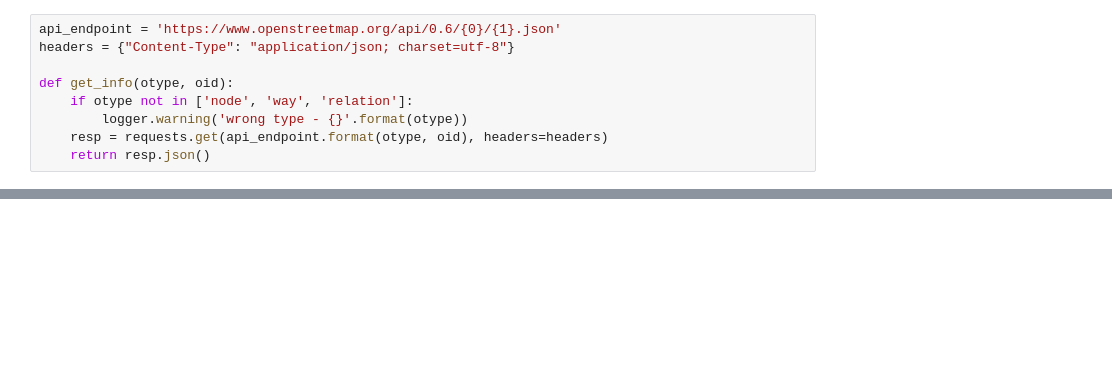
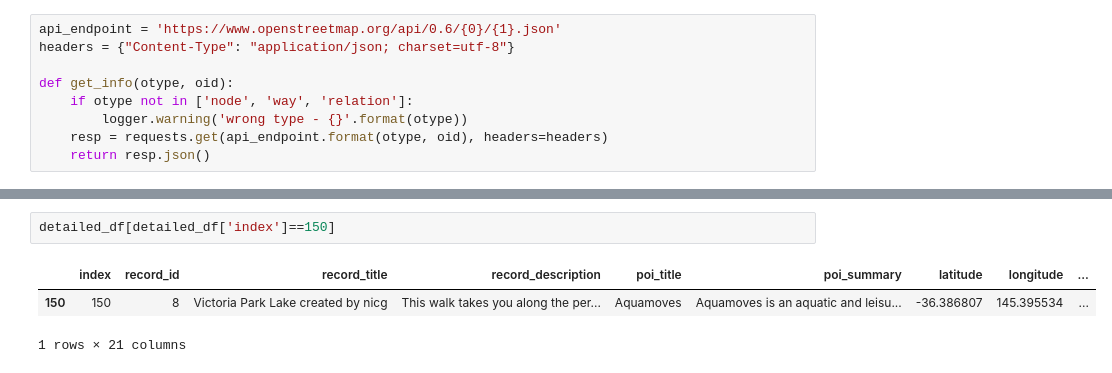
Before and after one commit to hamzeiehsan/leisure-walking-analysis, a Jupyter notebook: 2. annotation analysis.ipynb, the cells around one changed output, grey strips where cells are left out. Cells and saved outputs as stored; diff of their text form; blank space fills up the shorter version.

```diff
--- a/2. annotation analysis.ipynb
+++ b/2. annotation analysis.ipynb
@@ -729,0 +649,6 @@ def get_info(otype, oid):
+# %%
+detailed_df[detailed_df['index']==150]
+# %% [output]
+|  | index | record_id | record_title | record_description | poi_title | poi_summary | latitude | longitude | ... |
+| 150 | 150 | 8 | Victoria Park Lake created by nicg | This walk takes you along the per... | Aquamoves | Aquamoves is an aquatic and leisu... | -36.386807 | 145.395534 | ... |
+1 rows × 21 columns
```
Also changed, not shown: parts of 48 cells of this notebook, 3 other files.
